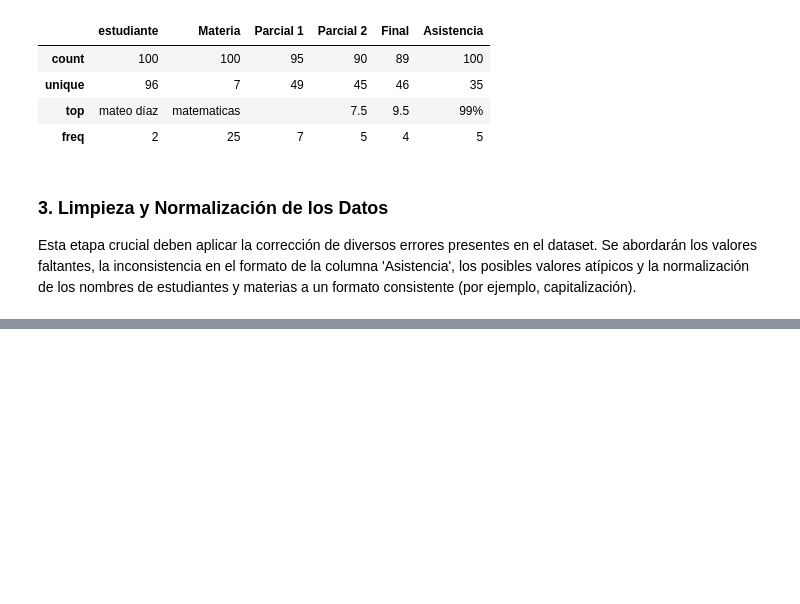
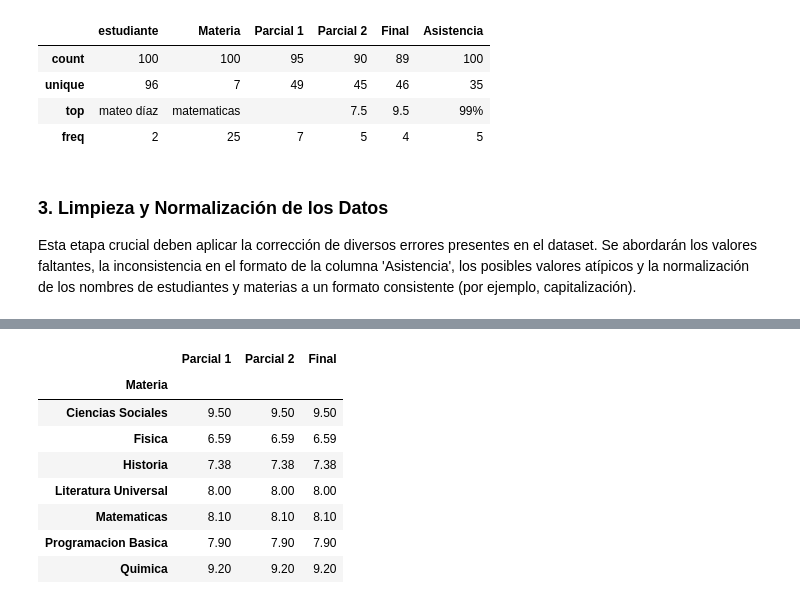
Before and after one commit to sr-roboto/modelo_examen_practico, a Jupyter notebook: main.ipynb, the cells around one changed output, grey strips where cells are left out. Saved outputs shown, nothing was run; the diff lists cells and outputs as text; code cells hidden in the pictures; blank space fills up the shorter version.

```diff
--- a/main.ipynb
+++ b/main.ipynb
@@ -95,0 +216,13 @@ Finalmente, deben utilizar la funcionalidad de Pandas para guardar el DataFrame
+# %%
+promedio_materia = df.groupby('Materia')[['Parcial 1', 'Parcial 2', 'Final']].mean().round(2)
+promedio_materia
+# %% [output]
+|  | Parcial 1 | Parcial 2 | Final |
+| Materia |  |  |  |
+| Ciencias Sociales | 9.50 | 9.50 | 9.50 |
+| Fisica | 6.59 | 6.59 | 6.59 |
+| Historia | 7.38 | 7.38 | 7.38 |
+| Literatura Universal | 8.00 | 8.00 | 8.00 |
+| Matematicas | 8.10 | 8.10 | 8.10 |
+| Programacion Basica | 7.90 | 7.90 | 7.90 |
+| Quimica | 9.20 | 9.20 | 9.20 |
```
Also changed, not shown: parts of 15 cells of this notebook.
